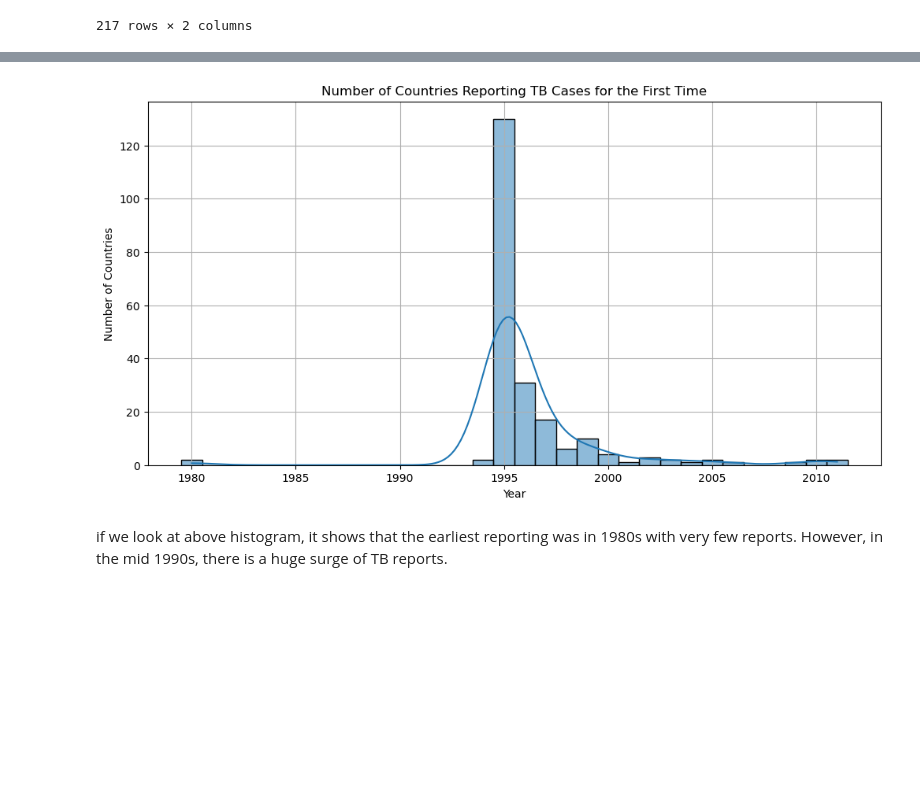
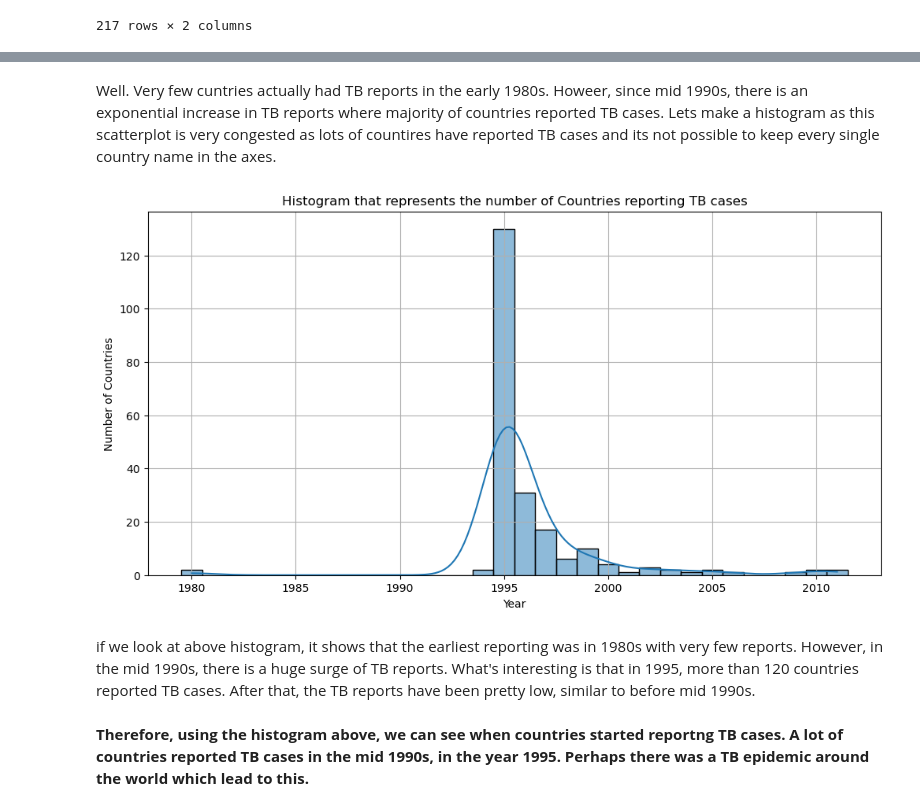
Before and after one commit to SujanNeupane42/DS602, a Jupyter notebook: week01/homework - week1.ipynb, the cells around one changed output, grey strips where cells are left out. Drawn from its saved outputs; the diff is of its cells as text; code cells hidden in the pictures; blank space fills up the shorter version.

```diff
--- a/week01/homework - week1.ipynb
+++ b/week01/homework - week1.ipynb
@@ -375,13 +375,17 @@ It looks like Canada was among the nations with earliest reporting on TB.
+# %% [markdown]
+Well. Very few cuntries actually had TB reports in the early 1980s. Howeer, since mid 1990s, there is an exponential increase in TB reports where majority of countries reported TB cases. Lets make a histogram as this scatterplot is very congested as lots of countires have reported TB cases and its not possible to keep every single country name in the axes.
 # %%
+# creaitng a histogram
 plt.figure(figsize=(12, 6))
 sns.histplot(countries_and_their_first_reporting_year['year'], bins=20, kde=True, discrete=True)
-
+plt.ylabel("Number of Countries")
 plt.xlabel("Year")
-plt.ylabel("Number of Countries")
-plt.title("Number of Countries Reporting TB Cases for the First Time")
+plt.title("Histogram that represents the number of Countries reporting TB cases")
 plt.grid(True)
 plt.show()
 # %% [output]
-[figure, old version]
+[figure, new version]
 # %% [markdown]
-if we look at above histogram, it shows that the earliest reporting was in 1980s with very few reports. However, in the mid 1990s, there is a huge surge of TB reports.
+if we look at above histogram, it shows that the earliest reporting was in 1980s with very few reports. However, in the mid 1990s, there is a huge surge of TB reports. What's interesting is that in 1995, more than 120 countries reported TB cases. After that, the TB reports have been pretty low, similar to before mid 1990s.
+# %% [markdown]
+<b> Therefore, using the histogram above, we can see when countries started reportng TB cases. A lot of countries reported TB cases in the mid 1990s, in the year 1995. Perhaps there was a TB epidemic around the world which lead to this.
```
Also changed, not shown: parts of 6 cells of this notebook.
